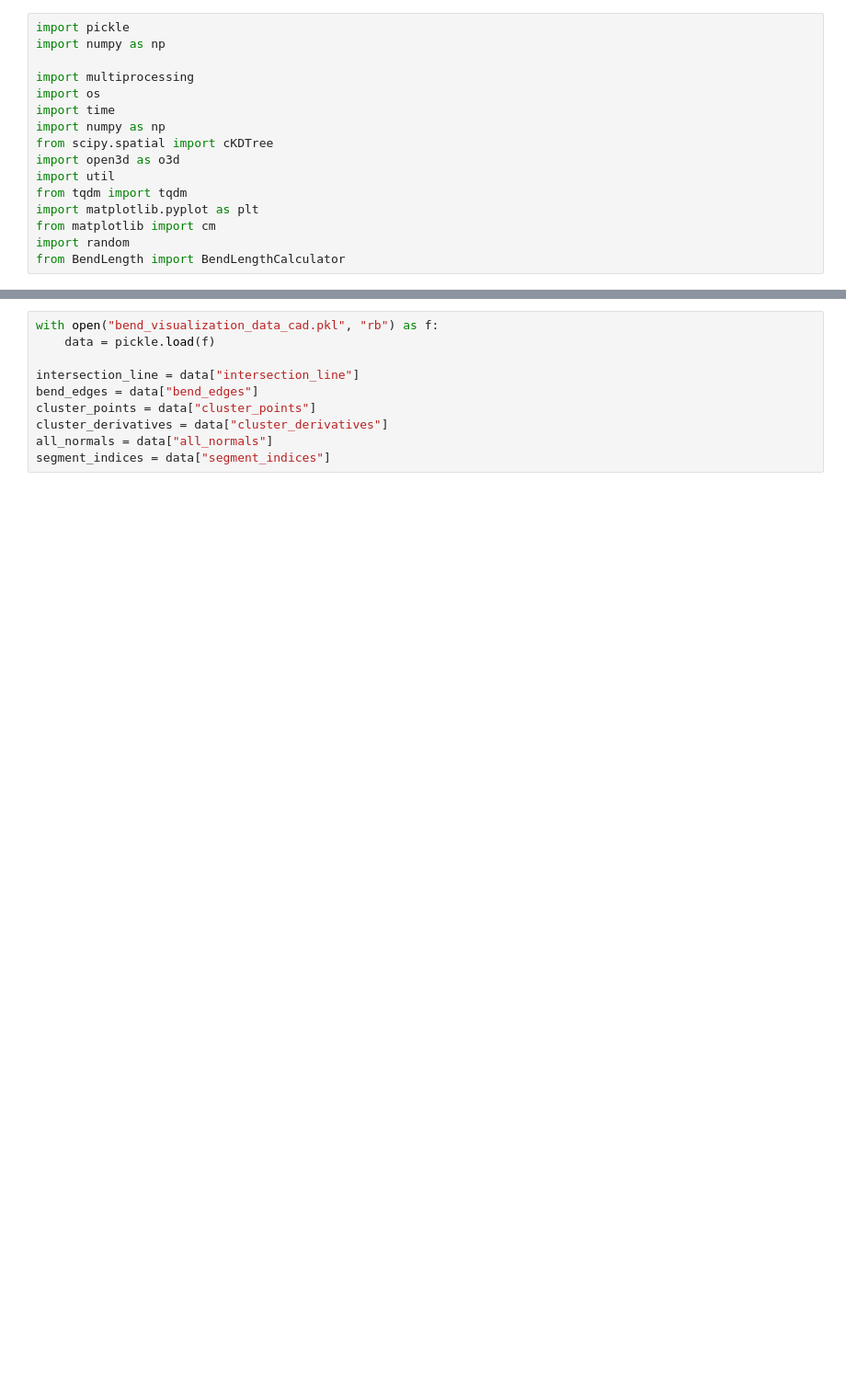
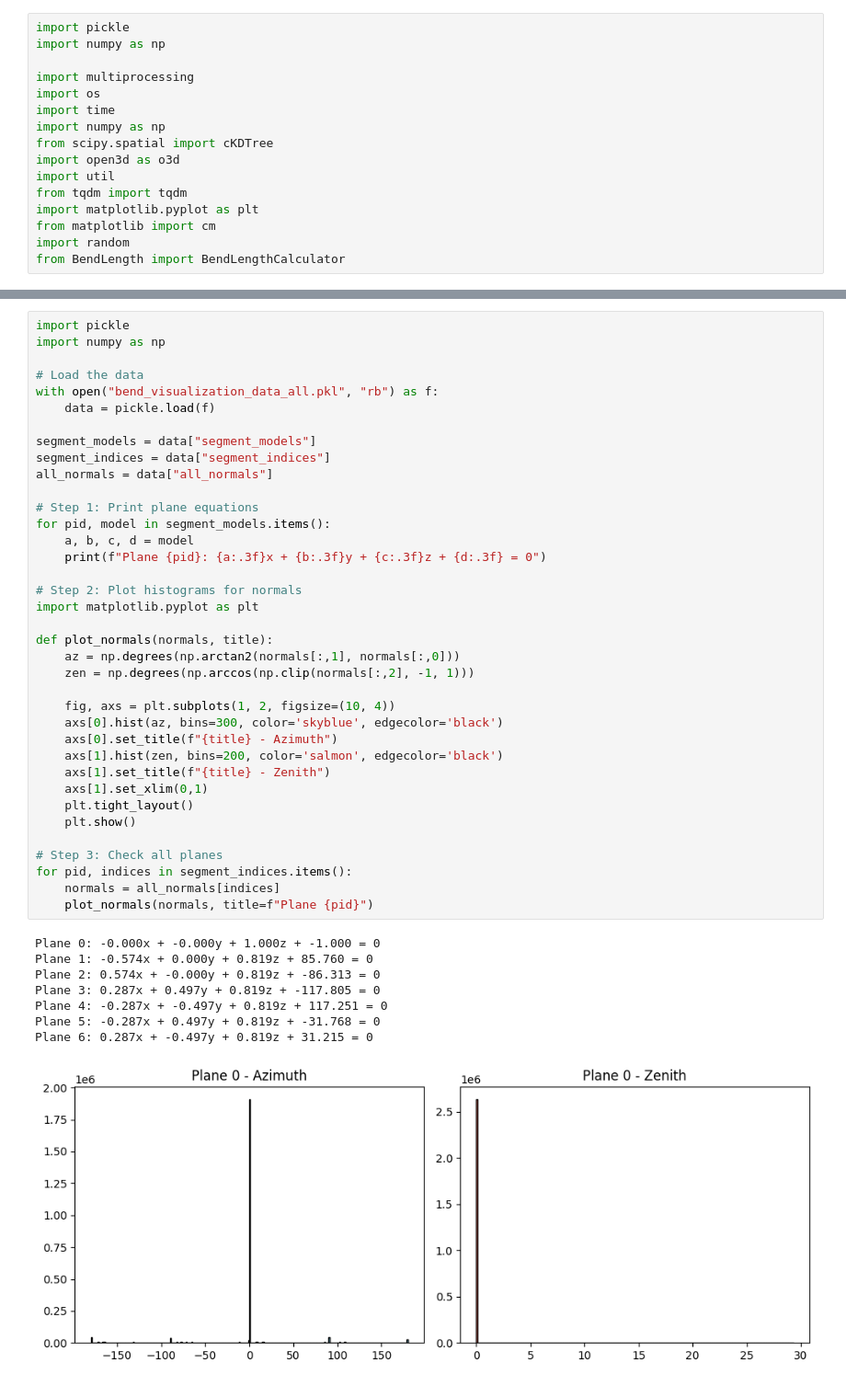
Before and after one commit to ckantas/PointClouds, a Jupyter notebook: arclengthvisualizer.ipynb, the cells around one changed output, grey strips where cells are left out. Shown at 92% size. Drawn from its saved outputs; the diff is of its cells as text; blank space fills up the shorter version.

```diff
--- a/arclengthvisualizer.ipynb
+++ b/arclengthvisualizer.ipynb
@@ -21,13 +21,49 @@ pcd = o3d.io.read_point_cloud(point_cloud_location)
 # Preprocess the point cloud
 pcd = util.preProcessCloud(pcd)
 pcd_points = np.asarray(pcd.points)
-# %%
-with open("bend_visualization_data_cad.pkl", "rb") as f:
-    data = pickle.load(f)
-
-intersection_line = data["intersection_line"]
-bend_edges = data["bend_edges"]
-cluster_points = data["cluster_points"]
-cluster_derivatives = data["cluster_derivatives"]
-all_normals = data["all_normals"]
-segment_indices = data["segment_indices"]
+# %%
+import pickle
+import numpy as np
+
+# Load the data
+with open("bend_visualization_data_all.pkl", "rb") as f:
+    data = pickle.load(f)
+
+segment_models = data["segment_models"]
+segment_indices = data["segment_indices"]
+all_normals = data["all_normals"]
+
+# Step 1: Print plane equations
+for pid, model in segment_models.items():
+    a, b, c, d = model
+    print(f"Plane {pid}: {a:.3f}x + {b:.3f}y + {c:.3f}z + {d:.3f} = 0")
+
+# Step 2: Plot histograms for normals
+import matplotlib.pyplot as plt
+
+def plot_normals(normals, title):
+    az = np.degrees(np.arctan2(normals[:,1], normals[:,0]))
+    zen = np.degrees(np.arccos(np.clip(normals[:,2], -1, 1)))
+
+    fig, axs = plt.subplots(1, 2, figsize=(10, 4))
+    axs[0].hist(az, bins=300, color='skyblue', edgecolor='black')
+    axs[0].set_title(f"{title} - Azimuth")
+    axs[1].hist(zen, bins=200, color='salmon', edgecolor='black')
+    axs[1].set_title(f"{title} - Zenith")
+    axs[1].set_xlim(0,1)
+    plt.tight_layout()
+    plt.show()
+
+# Step 3: Check all planes
+for pid, indices in segment_indices.items():
+    normals = all_normals[indices]
+    plot_normals(normals, title=f"Plane {pid}")
+# %% [output]
+Plane 0: -0.000x + -0.000y + 1.000z + -1.000 = 0
+Plane 1: -0.574x + 0.000y + 0.819z + 85.760 = 0
+Plane 2: 0.574x + -0.000y + 0.819z + -86.313 = 0
+Plane 3: 0.287x + 0.497y + 0.819z + -117.805 = 0
+Plane 4: -0.287x + -0.497y + 0.819z + 117.251 = 0
+Plane 5: -0.287x + 0.497y + 0.819z + -31.768 = 0
+Plane 6: 0.287x + -0.497y + 0.819z + 31.215 = 0
+[figure, added]
```
Also changed, not shown: parts of 5 cells of this notebook, 3 other files.
